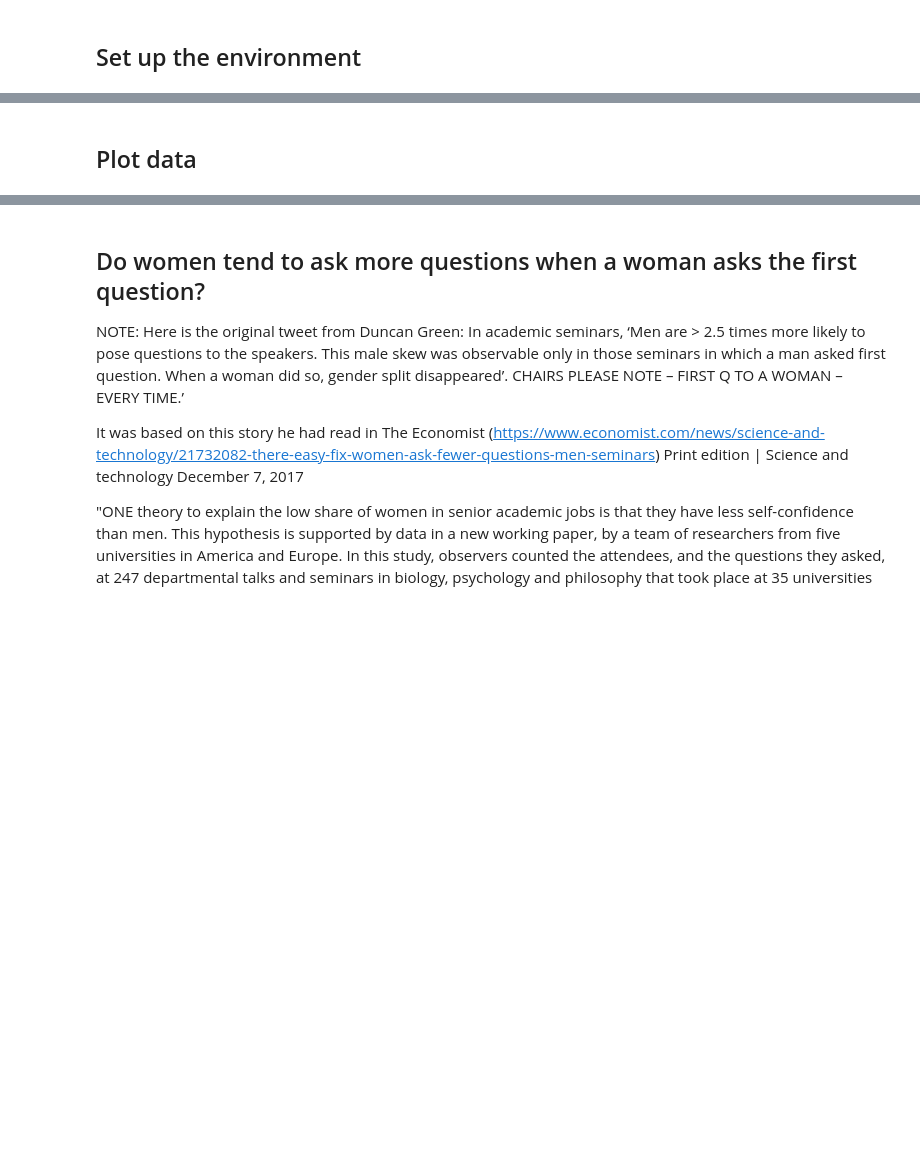
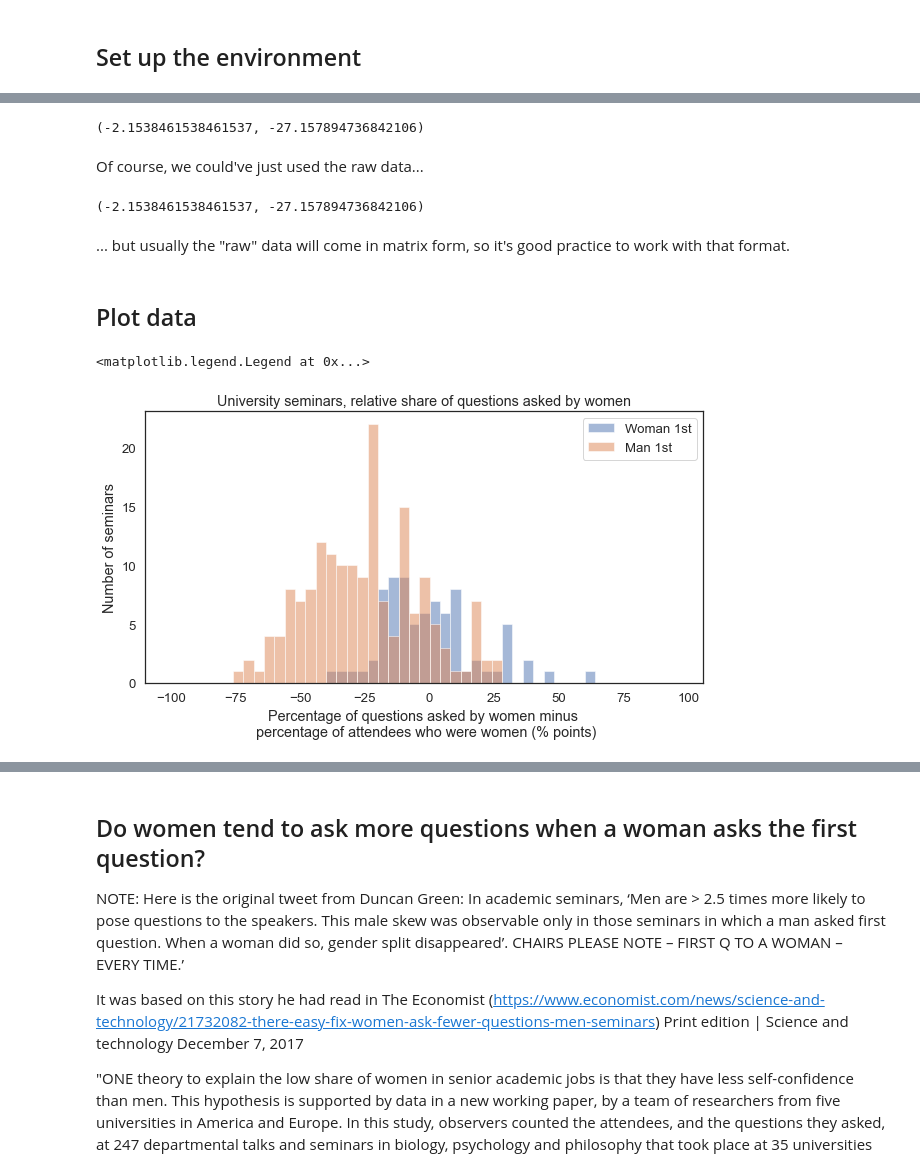
Before and after one commit to jonahpearl/TAD_python, a Jupyter notebook: notebooks/TAD_Week1_seminarQuestionBias_Student.ipynb, the cells around one changed output, grey strips where cells are left out. Cells and saved outputs as stored; diff of their text form; code cells hidden in the pictures; blank space fills up the shorter version.

```diff
--- a/notebooks/TAD_Week1_seminarQuestionBias_Student.ipynb
+++ b/notebooks/TAD_Week1_seminarQuestionBias_Student.ipynb
@@ -49,10 +48,17 @@ woman_first = np.array([60,44,36,36,28,28,28,28,28,24,20,16,16,12,8,8,8,8,8,8,8,
 
 man_first = np.array([24,24,20,20,16,16,16,16,16,16,16,12,8,4,4,4,0,0,0,0,0,-4,-4,-4,-4,-4,-4,-4,-4,-4,-8,-8,-8,-8,-8,-8,-12,-12,-12,-12,-12,-12,-12,-12,-12,-12,-12,-12,-12,-12,-12,-16,-16,-16,-16,-20,-20,-20,-20,-20,-20,-20,-24,-24,-24,-24,-24,-24,-24,-24,-24,-24,-24,-24,-24,-24,-24,-24,-24,-24,-24,-24,-24,-24,-28,-28,-28,-28,-28,-28,-28,-28,-28,-32,-32,-32,-32,-32,-32,-32,-32,-32,-32,-36,-36,-36,-36,-36,-36,-36,-36,-36,-36,-40,-40,-40,-40,-40,-40,-40,-40,-40,-40,-40,-44,-44,-44,-44,-44,-44,-44,-44,-44,-44,-44,-44,-48,-48,-48,-48,-48,-48,-48,-48,-52,-52,-52,-52,-52,-52,-52,-56,-56,-56,-56,-56,-56,-56,-56,-60,-60,-60,-60,-64,-64,-64,-64,-68,-72,-72,-76]).astype('int')
 
-# Create pandas dataframe
-data = pd.DataFrame( { 'man_first': pd.Series(man_first),
-                       'woman_first': pd.Series(woman_first),
-                               })
+percentage_questions = np.concatenate((woman_first, man_first))
+gender_indicators = np.concatenate([np.repeat(0, len(woman_first)), np.repeat(1, len(man_first))])
+
+# Create a matrix to hold all the data
+data = np.array([percentage_questions, gender_indicators]).T
+
+# Create some variables so we don't have to remember what was where
+percentage_col = 0
+gender_col = 1
+WOMAN = 0
+MAN = 1
 
 # Show top 5 rows of data
-data.head()
+data[:5, :]
@@ -69,14 +103,30 @@ num_total = num_woman_first + num_man_first
+# %%
+woman_first_mat[:, percentage_col].mean(), man_first_mat[:, percentage_col].mean()
+# %% [output]
+(-2.1538461538461537, -27.157894736842106)
+# %% [markdown]
+Of course, we could've just used the raw data...
+# %%
+woman_first.mean(), man_first.mean()
+# %% [output]
+(-2.1538461538461537, -27.157894736842106)
+# %% [markdown]
+... but usually the "raw" data will come in matrix form, so it's good practice to work with that format.
 # %% [markdown]
 ## Plot data
 # %%
 # Plot histogram of data
-fig, ax = plt.subplots(1, 1, figsize = (10, 5))
-ax = sns.histplot(data, binwidth = 4, ax = ax)
+plt.figure(figsize=(10,5))
+bins = np.arange(-100,100,4)
 
-# Set labels/title
-ax.set( xlabel = 'Percentage of questions asked by women minus \n percentage of attendees who were women (% points)',
-        ylabel = 'Number of seminars',
-        title = 'University seminars, relative share of questions asked by women');
+plt.hist(woman_first, bins=bins, alpha=0.5, label='Woman 1st')
+plt.hist(man_first, bins=bins, alpha=0.5, label='Man 1st')
 
-# Set legend
-plt.legend(['Woman 1st', 'Man 1st']);
+plt.xlabel('Percentage of questions asked by women minus \n percentage of attendees who were women (% points)')
+plt.ylabel('Number of seminars')
+plt.title('University seminars, relative share of questions asked by women')
+
+plt.legend()
+# %% [output]
+<matplotlib.legend.Legend at 0x...>
+[figure, added]
```
Also changed, not shown: parts of 38 cells of this notebook.
